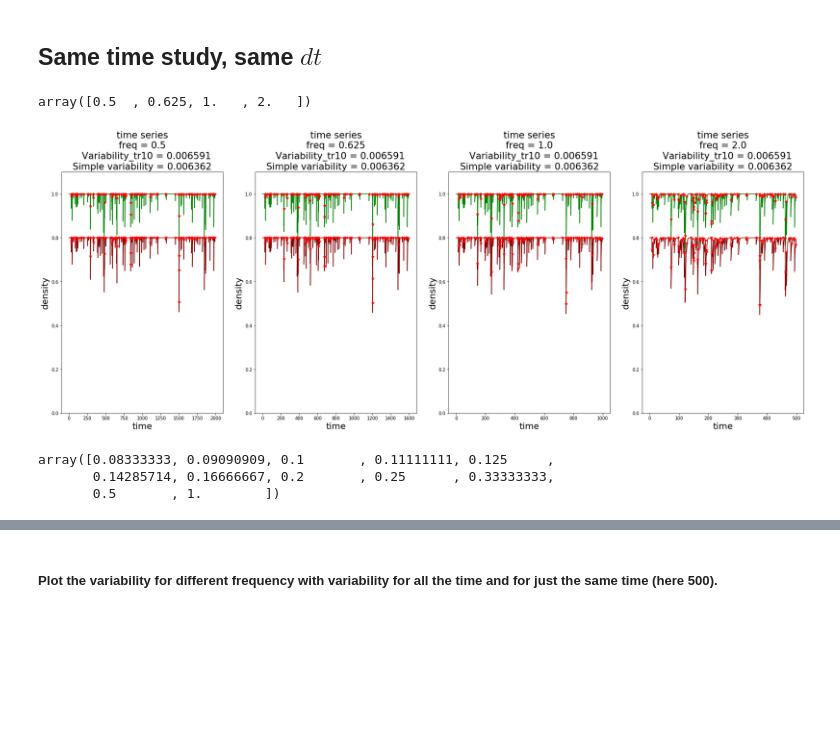
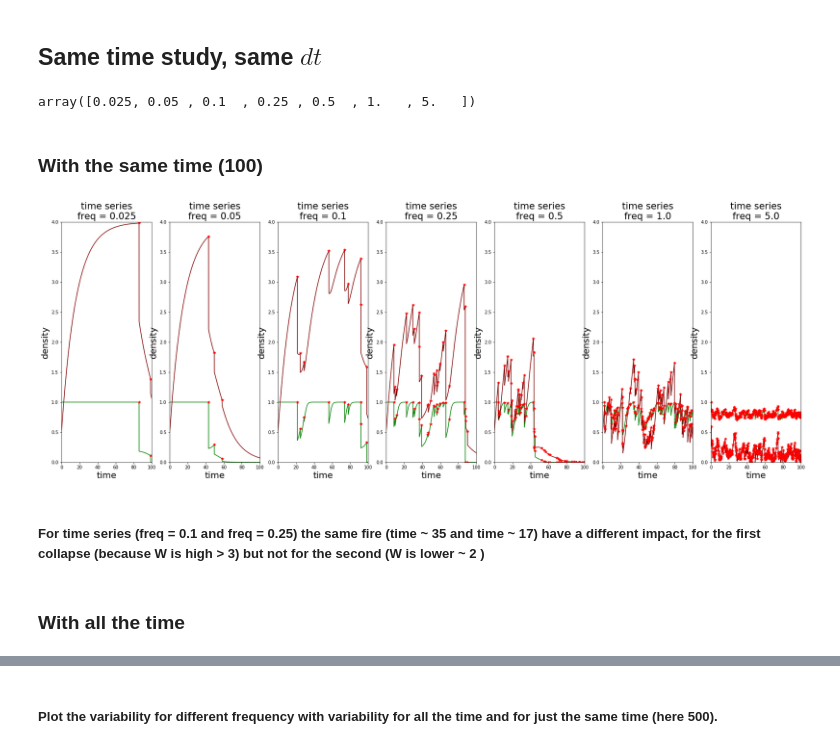
Before and after one commit to cavaillesj/-ecosystem_behavior, a Jupyter notebook: Variability VS frequency model 3 param.ipynb, the cells around one changed output, grey strips where cells are left out. Saved outputs shown, nothing was run; the diff lists cells and outputs as text; code cells hidden in the pictures; blank space fills up the shorter version.

```diff
--- a/Variability VS frequency model 3 param.ipynb
+++ b/Variability VS frequency model 3 param.ipynb
@@ -52,7 +55,7 @@ Fire_param = {"model": "coupled",
 #Fire_strength = np.zeros((nParall, 1000))
 
 plt.figure(figsize = (18, 6))
-O = Ode(model = "allee_effect_adi", Init=Init, Param_phy= Param_phy, finalTime = finalTime, dt=dt_ref, Fire_param = Fire_param)
+O = Ode(model = "allee_effect_adi_3", Init=Init, Param_phy= Param_phy, finalTime = finalTime, dt=dt_ref, Fire_param = Fire_param)
 nbreIter_ref = O.NbreIte
 Fire_events = O.Fire_events
 Fire_strength = O.Fire_strength
@@ -209,8 +210,10 @@ Accurate variability :  0.443354367937527
 # %% [markdown]
 ## Same time study, same $dt$
 # %%
-Ratio = np.array([20, 16, 10, 5])
+freq_max = 5.
+Ratio = np.array([200, 100, 50, 20, 10, 5, 1])
+#Ratio = np.array([10, 1])
 Freq = freq_max/Ratio
 Freq
 # %% [output]
-array([0.5  , 0.625, 1.   , 2.   ])
+array([0.025, 0.05 , 0.1  , 0.25 , 0.5  , 1.   , 5.   ])
@@ -218,8 +254,8 @@ array([0.5  , 0.625, 1.   , 2.   ])
 def generation_sol(Ratio, Freq):
     freq_max = np.max(Freq)
     dt = 0.01/freq_max
-    finalTime_min = 100
-    O = Ode(model = "allee_effect_adi", Init=Init, Param_phy= Param_phy, finalTime = finalTime_min, dt=dt, Fire_param = Fire_param)
+    finalTime_min = 100 ###################################################################################################################################### 10 ########
+    O = Ode(model = "allee_effect_adi_3", Init=Init, Param_phy= Param_phy, finalTime = finalTime_min, dt=dt, Fire_param = Fire_param)
     Fire_events = O.Fire_events
     Fire_strength = O.Fire_strength
     Osave = []
@@ -228,7 +264,7 @@ def generation_sol(Ratio, Freq):
         #print("\nratio", ratio)
         finalTime = int(finalTime_min*ratio)
         #print("finalTime", finalTime)
-        Osave += [Ode(model = "allee_effect_adi", Init=Init, Param_phy= Param_phy, finalTime = finalTime, dt=dt, Fire_param = Fire_param)]
+        Osave += [Ode(model = "allee_effect_adi_3", Init=Init, Param_phy= Param_phy, finalTime = finalTime, dt=dt, Fire_param = Fire_param)]
         Osave[i].Fire_events = np.zeros_like(Osave[i].Fire_events)
         Osave[i].Fire_strength = np.zeros_like(Osave[i].Fire_strength)
         Osave[i].Fire_events[::ratio]  = Fire_events[:]
@@ -236,24 +272,25 @@ def generation_sol(Ratio, Freq):
 
         Osave[i].solve_by_part()
     return Osave
-
-Osave = generation_sol(Freq)
+# %%
+Osave = generation_sol(Ratio, Freq)
+# %% [markdown]
+### With the same time (100)
 # %%
 plt.figure(figsize = (30, 10))
 for i, (ratio, freq) in enumerate(zip(Ratio, Freq)):
     plt.subplot(1, len(Freq), i+1)
     Osave[i].plot_time_series(generation=False, show=False, legend = False)
+    plt.xlim(0, 100)
+    plt.ylim(top = 4.)
     #plt.xlim(-2, 1.05*finalTime_ref)
-    plt.title("time series\nfreq = "+str(freq)+"\n   Variability_tr10 = "+str(round(var, 6))+"\nSimple variability = "+str(round(var_a, 6)), fontsize = 21)
+    #plt.title("time series\nfreq = "+str(freq)+"\n   Variability_tr10 = "+str(round(var, 6))+"\nSimple variability = "+str(round(var_a, 6)), fontsize = 21)
+    plt.title("time series\nfreq = "+str(freq), fontsize = 21)#+"\n   Variability_tr10 = "+str(round(var, 6))+"\nSimple variability = "+str(round(var_a, 6)), fontsize = 21)
     #        O.plot_time_series()
 plt.show()
 # %% [output]
-[figure, old version]
+[figure, new version]
-# %%
-Ratio2 = np.array([24, 22, 20, 18, 16, 14, 12, 10, 8, 6, 4, 2])
-Freq2 = freq_max/Ratio2
-Freq2
-# %% [output]
-array([0.08333333, 0.09090909, 0.1       , 0.11111111, 0.125     ,
-       0.14285714, 0.16666667, 0.2       , 0.25      , 0.33333333,
-       0.5       , 1.        ])
+# %% [markdown]
+##### For time series (freq = 0.1 and freq = 0.25) the same fire (time ~ 35 and time ~ 17) have a different impact, for the first collapse (because W is high > 3) but not for the second (W is lower ~ 2 )
+# %% [markdown]
+### With all the time
```
Also changed, not shown: parts of 53 cells of this notebook, 5 other files.
